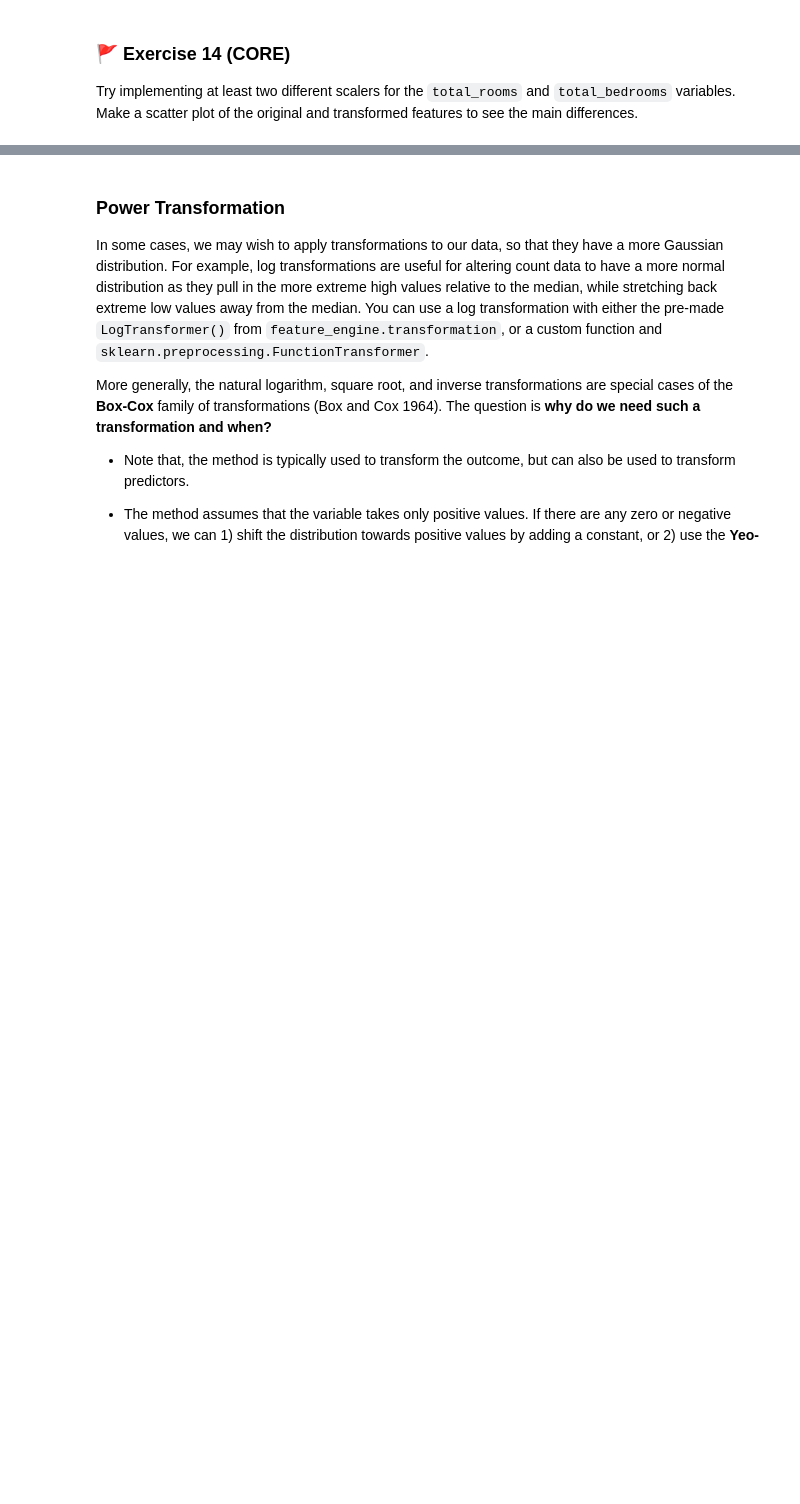
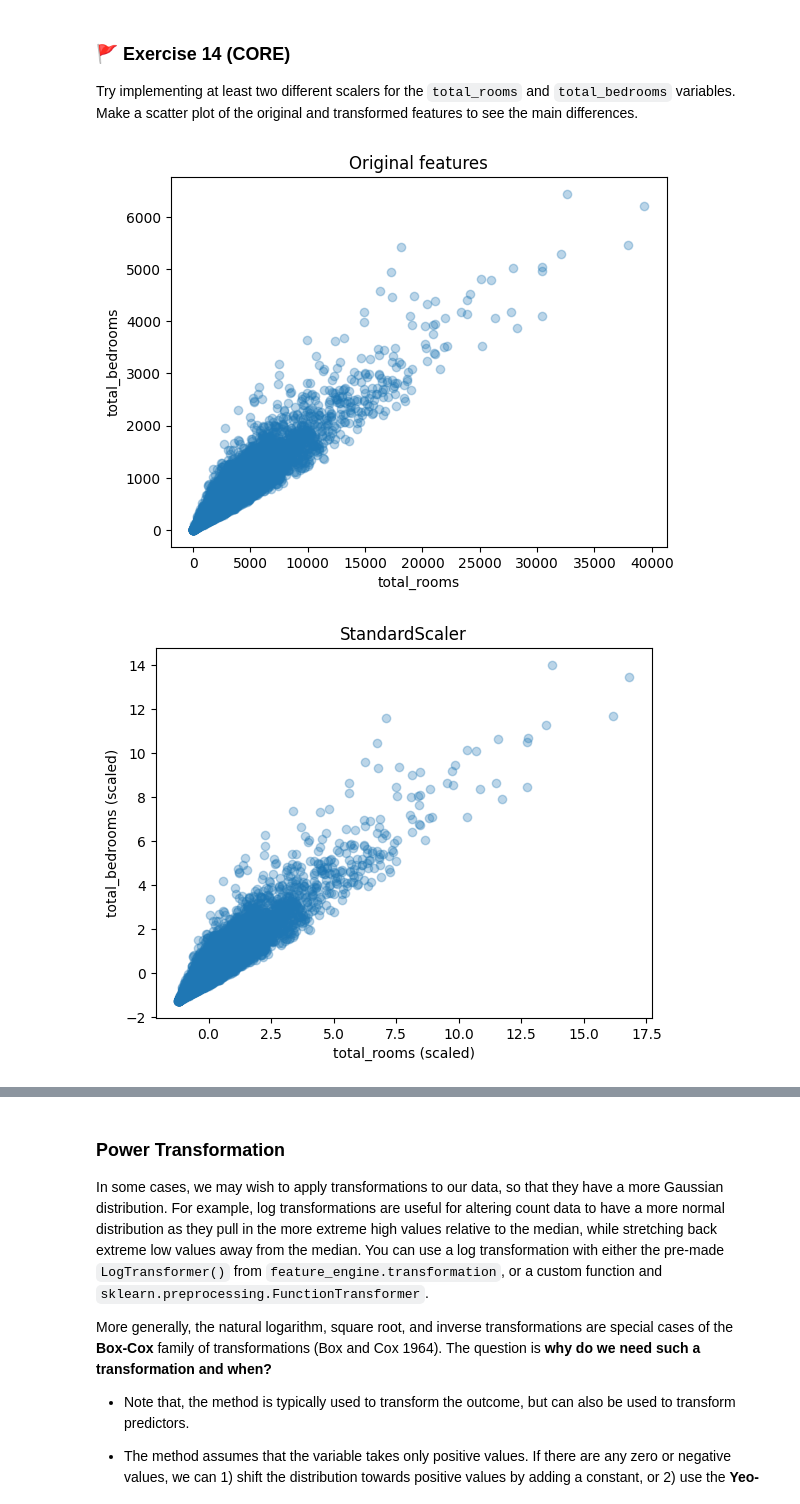
Before and after one commit to aaroparkkinen/MLP_2026_week01, a Jupyter notebook: mlp_week01.ipynb, the cells around one changed output, grey strips where cells are left out. Drawn from its saved outputs; the diff is of its cells as text; code cells hidden in the pictures; blank space fills up the shorter version.

```diff
--- a/mlp_week01.ipynb
+++ b/mlp_week01.ipynb
@@ -765,3 +853,44 @@ There are various options in scikit learn for feature scaling, including:
 Try implementing at least two different scalers for the `total_rooms` and `total_bedrooms` variables. Make a scatter plot of the original and transformed features to see the main differences.
 # %%
 # Code for your answer here!
+
+import matplotlib.pyplot as plt
+from sklearn.preprocessing import StandardScaler, MinMaxScaler
+
+# Select variables
+X_rooms = housing[["total_rooms", "total_bedrooms"]]
+
+# Initialize scalers
+standard_scaler = StandardScaler()
+minmax_scaler = MinMaxScaler()
+
+# Apply scaling
+X_standard = standard_scaler.fit_transform(X_rooms)
+X_minmax = minmax_scaler.fit_transform(X_rooms)
+
+# Original data
+plt.figure()
+plt.scatter(X_rooms["total_rooms"], X_rooms["total_bedrooms"], alpha=0.3)
+plt.xlabel("total_rooms")
+plt.ylabel("total_bedrooms")
+plt.title("Original features")
+plt.show()
+
+# StandardScaler
+plt.figure()
+plt.scatter(X_standard[:, 0], X_standard[:, 1], alpha=0.3)
+plt.xlabel("total_rooms (scaled)")
+plt.ylabel("total_bedrooms (scaled)")
+plt.title("StandardScaler")
+plt.show()
+
+# MinMaxScaler
+plt.figure()
+plt.scatter(X_minmax[:, 0], X_minmax[:, 1], alpha=0.3)
+plt.xlabel("total_rooms (scaled)")
+plt.ylabel("total_bedrooms (scaled)")
+plt.title("MinMaxScaler")
+plt.show()
+# %% [output]
+[figure, added]
+[figure, added]
```
Also changed, not shown: parts of 29 cells of this notebook.
